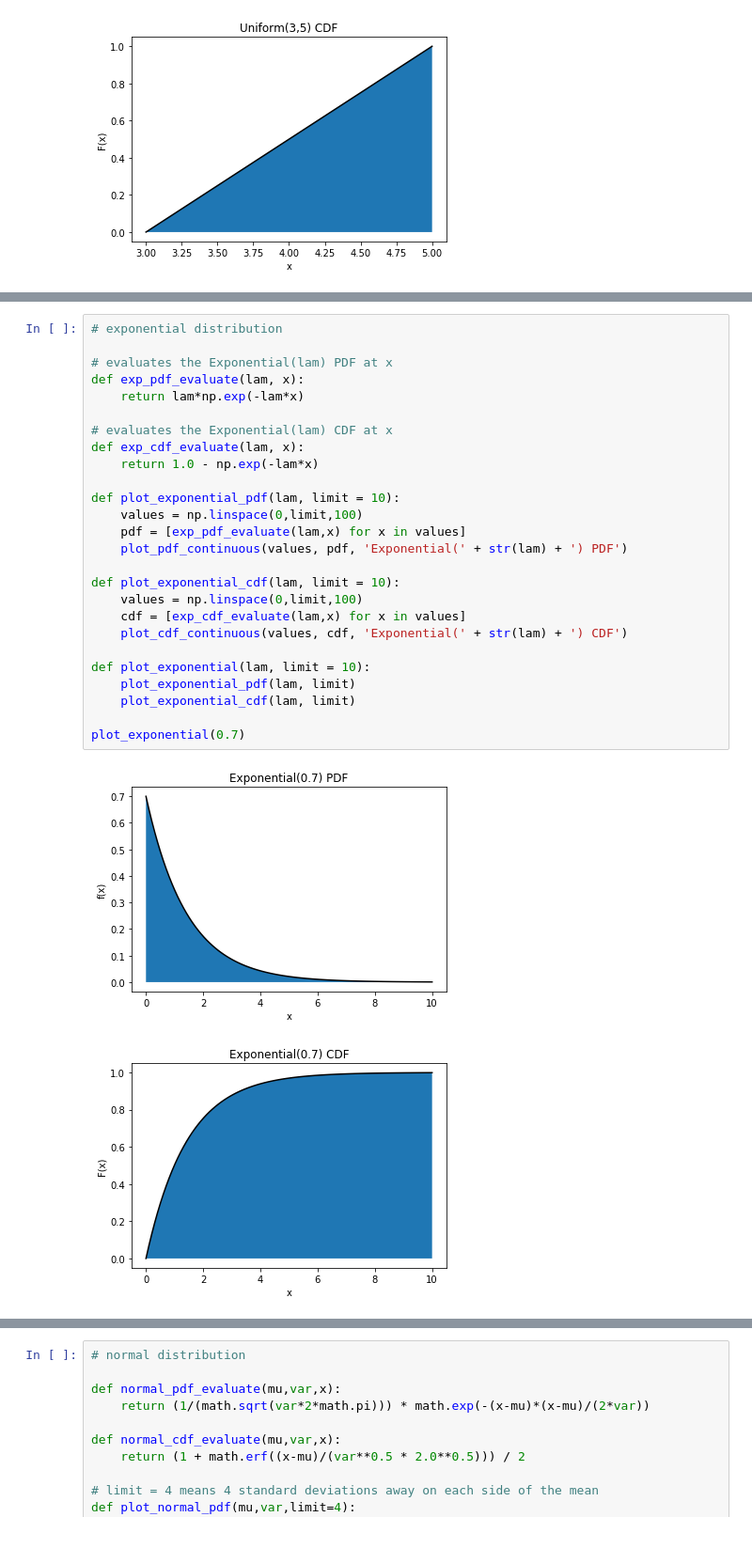
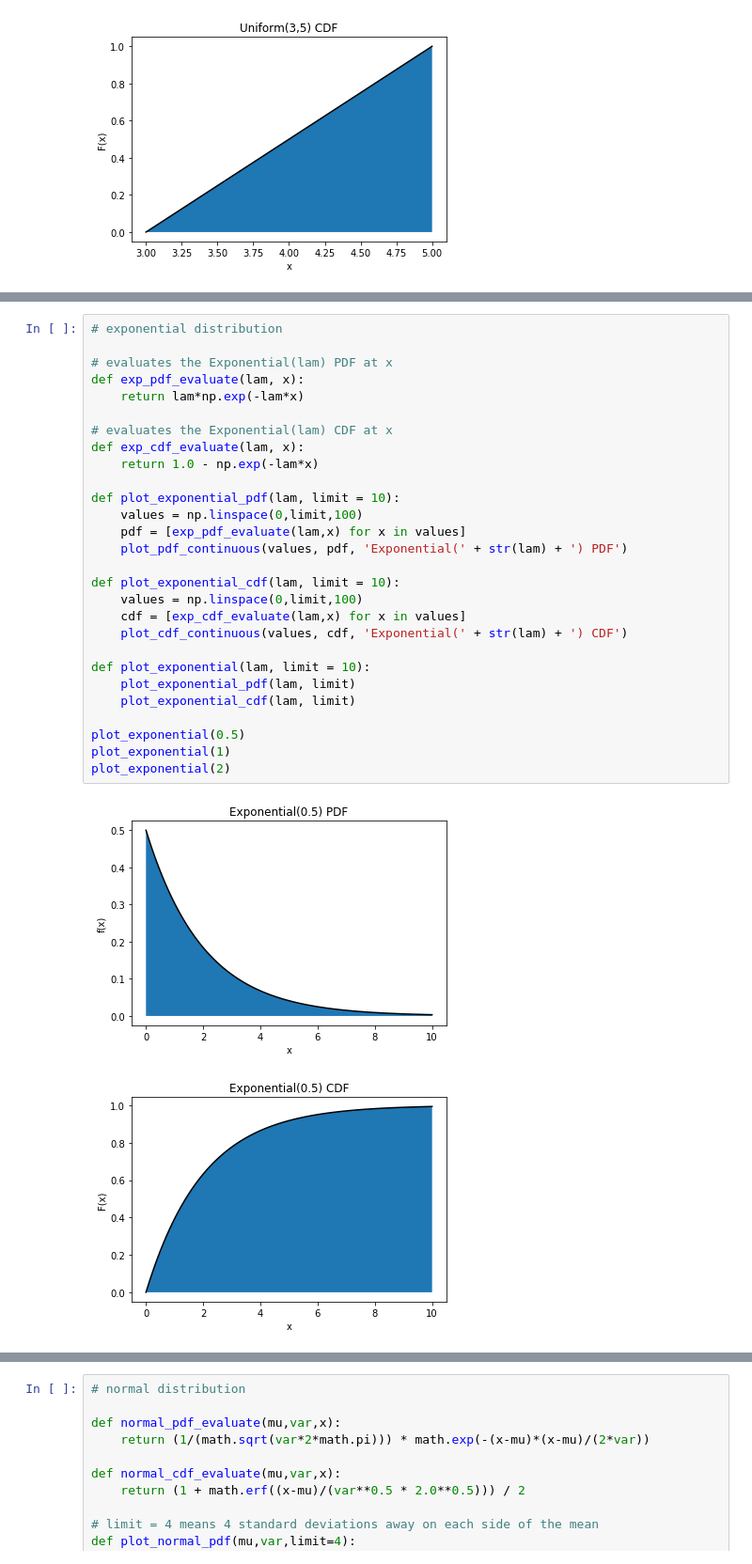
Before and after one commit to alinaene/classdemos, a Jupyter notebook: pdf-cdf-plots.ipynb, the cells around one changed output, grey strips where cells are left out. Shown at 94% size. Saved outputs shown, nothing was run; the diff lists cells and outputs as text.

```diff
--- a/pdf-cdf-plots.ipynb
+++ b/pdf-cdf-plots.ipynb
@@ -305,29 +328,31 @@ plot_continuous_uniform(3, 5)
 # %%
 # exponential distribution
 
 # evaluates the Exponential(lam) PDF at x
 def exp_pdf_evaluate(lam, x):
     return lam*np.exp(-lam*x)
 
 # evaluates the Exponential(lam) CDF at x
 def exp_cdf_evaluate(lam, x):
     return 1.0 - np.exp(-lam*x)
 
 def plot_exponential_pdf(lam, limit = 10):
     values = np.linspace(0,limit,100)
     pdf = [exp_pdf_evaluate(lam,x) for x in values]
     plot_pdf_continuous(values, pdf, 'Exponential(' + str(lam) + ') PDF')
 
 def plot_exponential_cdf(lam, limit = 10):
     values = np.linspace(0,limit,100)
     cdf = [exp_cdf_evaluate(lam,x) for x in values]
     plot_cdf_continuous(values, cdf, 'Exponential(' + str(lam) + ') CDF')
 
 def plot_exponential(lam, limit = 10):
     plot_exponential_pdf(lam, limit)
     plot_exponential_cdf(lam, limit)
 
-plot_exponential(0.7)
+plot_exponential(0.5)
+plot_exponential(1)
+plot_exponential(2)
 # %% [output]
-[figure, old version]
+[figure, new version]
-[figure, old version]
+[figure, new version]
```
Also changed, not shown: parts of 13 cells of this notebook, 5 other files.
